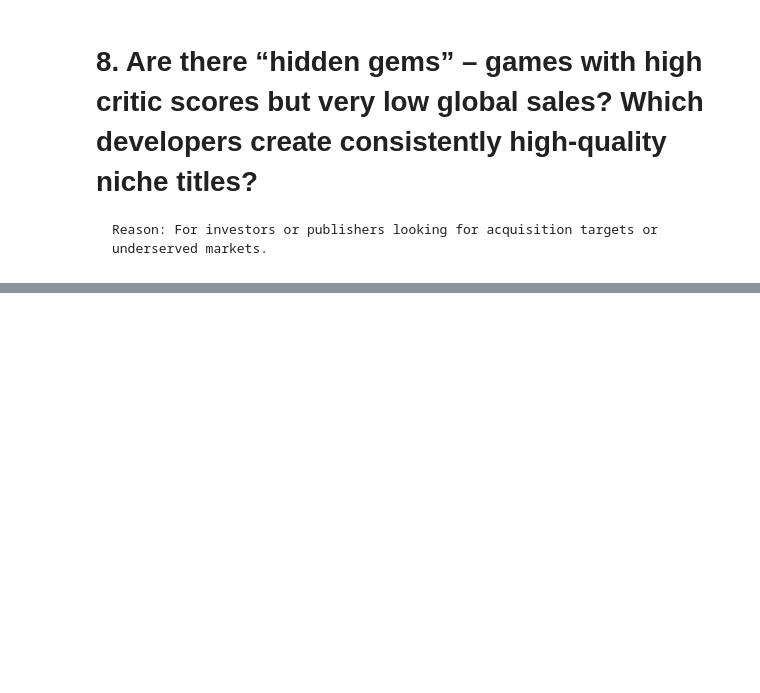
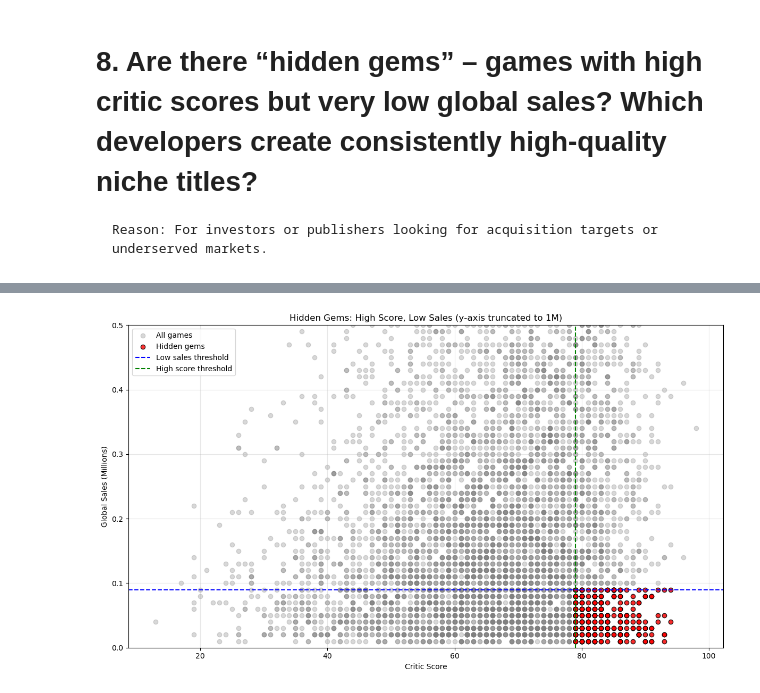
Before and after one commit to RacerBeats/DATA_ANALYTICS_FINAL_PROJ, a Jupyter notebook: Gaming sales project/game_analysis2.ipynb, the cells around one changed output, grey strips where cells are left out. Saved outputs shown, nothing was run; the diff lists cells and outputs as text; code cells hidden in the pictures; blank space fills up the shorter version.

```diff
--- a/Gaming sales project/game_analysis2.ipynb
+++ b/Gaming sales project/game_analysis2.ipynb
@@ -578,3 +578,12 @@ However, the potential differences in each region's local rating systems can cas
 # 8. Are there “hidden gems” – games with high critic scores but very low global sales? Which developers create consistently high-quality niche titles?
 
     Reason: For investors or publishers looking for acquisition targets or underserved markets.
+# %%
+df_gems = df.dropna(subset=['Critic_Score','Global_Sales']).copy()
+df_gems = df_gems[df_gems['Critic_Count' ]>= 15]
+print(f'total games w/ score & sales, at least 15 reviews or more: {len(df_gems)}')
+
+low_sales_thresh = df_gems['Global_Sales'].quantile(0.25)
+hi_score_thresh = df_gems['Critic_Score'].quantile(0.75)
+print(f'\nLow sales threshold (25th percentile): {low_sales_thresh:.2f} million')
+print(f'High critic score threshold (75th percentile): {hi_score_thresh:.1f}')
@@ -580,0 +595,16 @@ However, the potential differences in each region's local rating systems can cas
+# %%
+#Filtering for hidden gems:
+hidden_gems = df_gems[
+    (df_gems['Global_Sales'] <= low_sales_thresh) &
+    (df_gems['Critic_Score'] >= hi_score_thresh)
+].copy()
+
+print(f"\nNumber of hidden gems found: {len(hidden_gems)}")
+print("\nTop 10 Hidden Gems:")
+cols = ['Name', 'Platform', 'Genre', 'Critic_Score', 'Global_Sales', 'Publisher']
+print(hidden_gems[cols].head(10))
+
+print("\nGenre distribution among hidden gems:")
+print(hidden_gems['Genre'].value_counts())
+print("\nTop publishers of hidden gems:")
+print(hidden_gems['Publisher'].value_counts().head(10))
@@ -580,0 +632,22 @@ However, the potential differences in each region's local rating systems can cas
+# %%
+# Visualization: Scatter plot with truncated y‑axis
+plt.figure(figsize=(12, 7))
+plt.scatter(df_gems['Critic_Score'], df_gems['Global_Sales'],
+            alpha=0.3, label='All games', color='gray')
+plt.scatter(hidden_gems['Critic_Score'], hidden_gems['Global_Sales'],
+            alpha=0.8, label='Hidden gems', color='red', edgecolors='black')
+plt.axhline(y=low_sales_thresh, color='blue', linestyle='--', label='Low sales threshold')
+plt.axvline(x=hi_score_thresh, color='green', linestyle='--', label='High score threshold')
+
+# Truncate y‑axis to 1 million (or a little above the low sales threshold)
+plt.ylim(0, 0.5)
+
+plt.xlabel('Critic Score')
+plt.ylabel('Global Sales (Millions)')
+plt.title('Hidden Gems: High Score, Low Sales (y‑axis truncated to 1M)')
+plt.legend()
+plt.grid(True, alpha=0.3)
+plt.tight_layout()
+plt.show()
+# %% [output]
+[figure, added]
```
Also changed, not shown: parts of 5 cells of this notebook.
